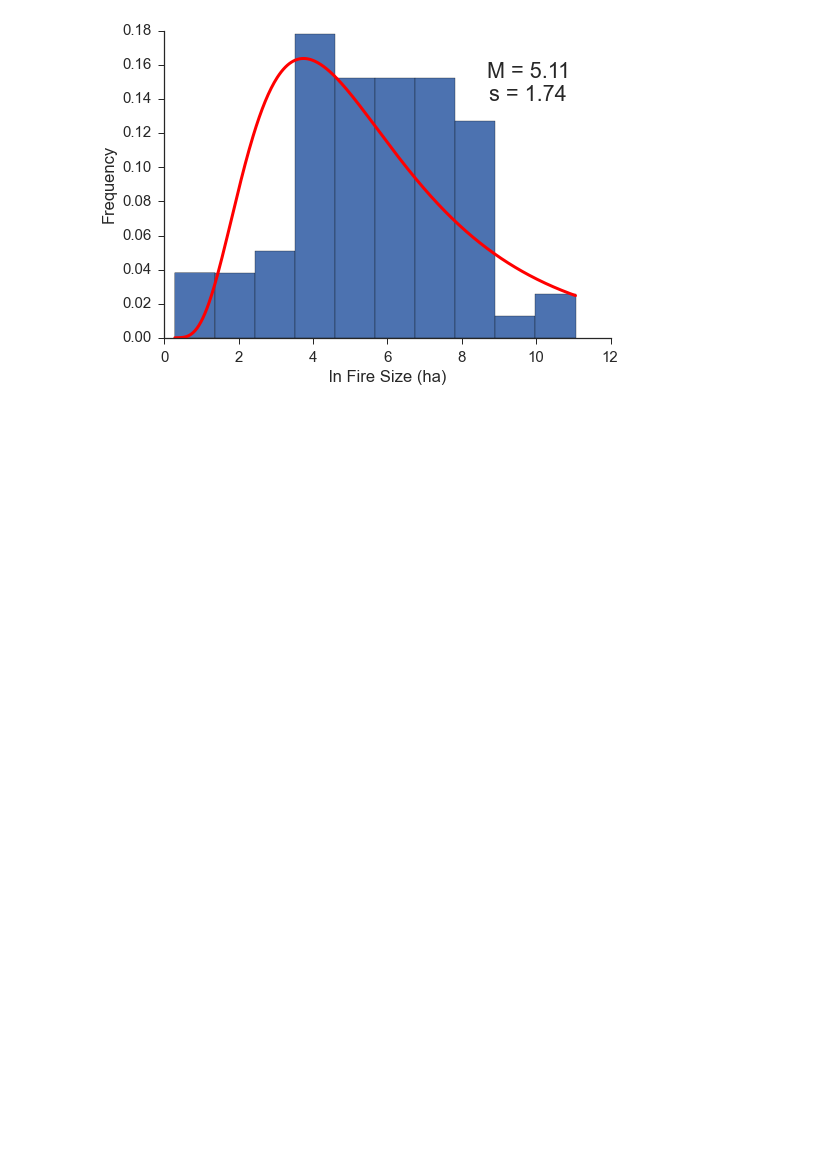
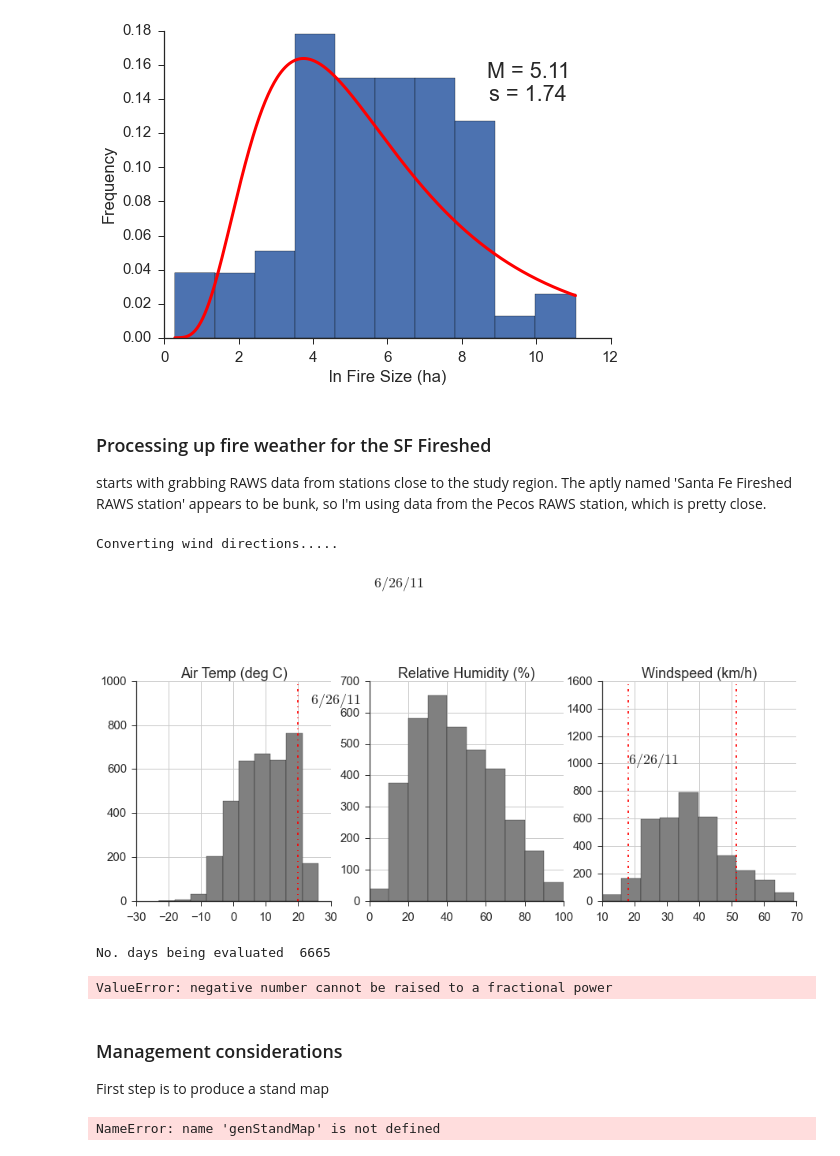
Before and after one commit to djkrofch/SantaFe_Fireshed, a Jupyter notebook: SF_Fireshed_Prep.ipynb, the cells around one changed output. Saved outputs shown, nothing was run; the diff lists cells and outputs as text; code cells hidden in the pictures; blank space fills up the shorter version.

Commit message:
Additions for single cell and flux tower runs
Calibration process and flux tower data prep example

```diff
--- a/SF_Fireshed_Prep.ipynb
+++ b/SF_Fireshed_Prep.ipynb
@@ -389,3 +389,6 @@ scatter for data is 1.7449947611 when modeled and nan from data
 mean of data is 5.1070492804 when modeled and -inf from data
 maximum fire size from the data in hectares: 63396.096261
 [figure]
+# %% [markdown]
+### Processing up fire weather for the SF Fireshed
+starts with grabbing RAWS data from stations close to the study region. The aptly named 'Santa Fe Fireshed RAWS station' appears to be bunk, so I'm using data from the Pecos RAWS station, which is pretty close.
@@ -391,0 +423,45 @@ maximum fire size from the data in hectares: 63396.096261
+# %%
+cleanRaws(dataDir + 'PecosRAWS.csv', -9999, 2005, 2016,dataDir + 'cleanedPecosRAWS.csv', 'yes')
+osceolaraws = pd.read_csv(dataDir + 'cleanedPecosRAWS.csv')
+osceolaraws[osceolaraws.windspeed > 70] = 10
+f, (ax1, ax2, ax3) = plt.subplots(1,3, figsize = (15,5))
+osceolaraws.temp.hist(ax = ax1, color = 'gray')
+osceolaraws.relativehumidity.hist(ax = ax2, color = 'gray')
+osceolaraws.windspeed.hist(ax = ax3, color = 'gray')
+
+ax1.set_title('Air Temp (deg C)')
+ax2.set_title('Relative Humidity (%)')
+ax3.set_title('Windspeed (km/h)')
+
+ax1.vlines(osceolaraws.temp.quantile(.90), 0, 1000, linestyle = '-.', color = 'red')
+#ax2.vlines([osceolaraws.relativehumidity.quantile(.10), 30], 0, 1200, linestyle = '-.', color = 'red')
+ax3.vlines([osceolaraws.windspeed.quantile(.90), 18], 0, 1600, linestyle = '-.', color = 'red')
+
+ax1.text(23.8, 900, r'$6/26/11$')
+ax2.text(2, 1000, r'$6/26/11$')
+ax3.text(18, 1000, r'$6/26/11$')
+
+
+sns.despine()
+sns.set_style('ticks')
+# %% [output]
+Converting wind directions.....
+[figure, added]
+# %%
+from FireWeatherIndex_Calculations import DynamicFireWeatherCalculations
+
+for region in ['FR1','FR2']:
+    p = DynamicFireWeatherCalculations(dataDir + 'PecosRAWS.csv',
+                                           dataDir + 'FWstartingvalues_' + region + '.csv',
+                                           dataDir +  region + '_FireWeather.csv', region)
+    p.run()
+# %% [output]
+No. days being evaluated  6665
+ValueError: negative number cannot be raised to a fractional power
+# %% [markdown]
+### Management considerations
+First step is to produce a stand map
+# %%
+genStandMap(dataDir, rasters + 'SFF_initialcommunities.tif', 'SFFireshedStands.tif')
+# %% [output]
+NameError: name 'genStandMap' is not defined
```
Also changed, not shown: parts of 1 cell of this notebook, 33 other files.
